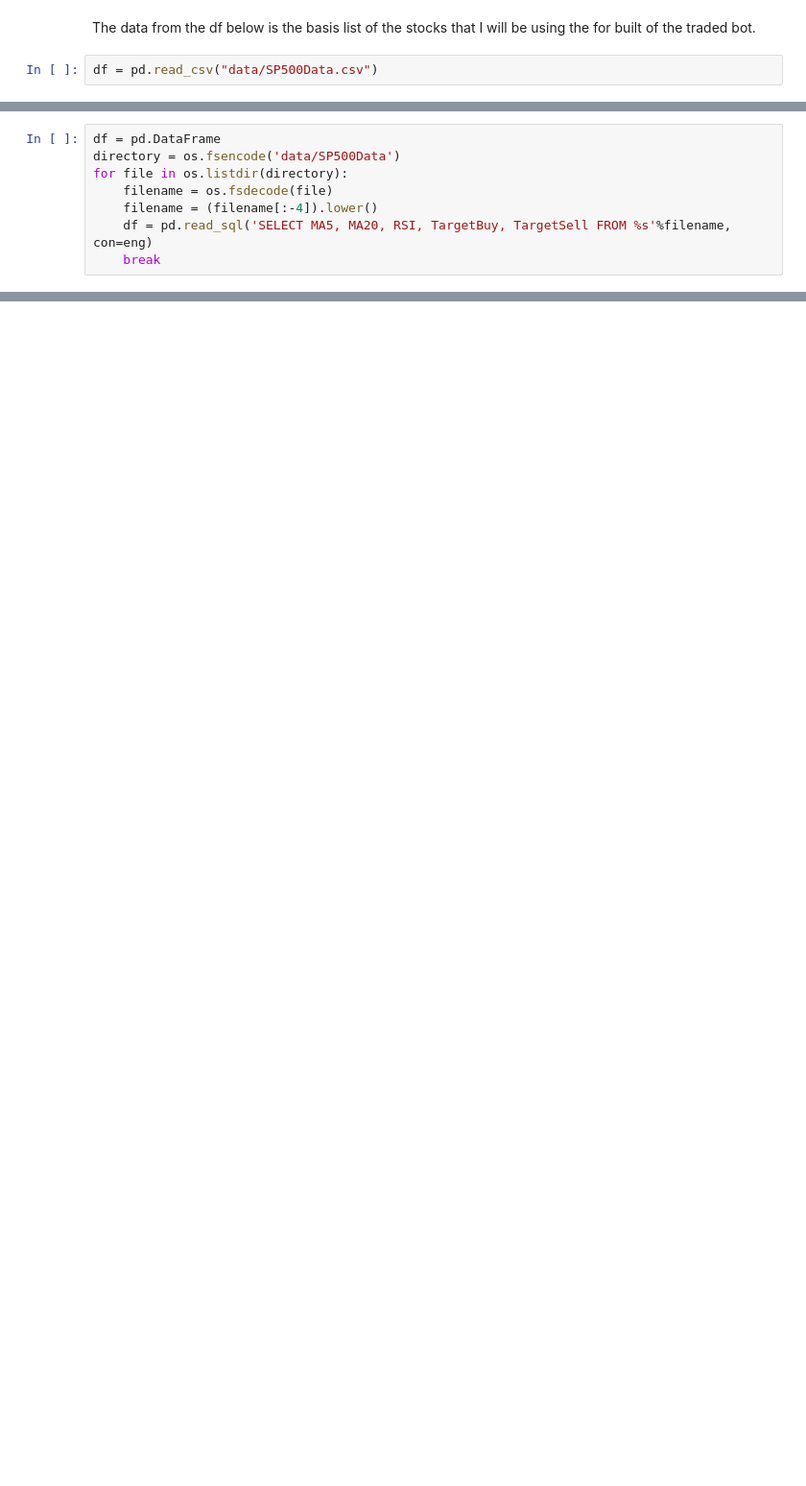
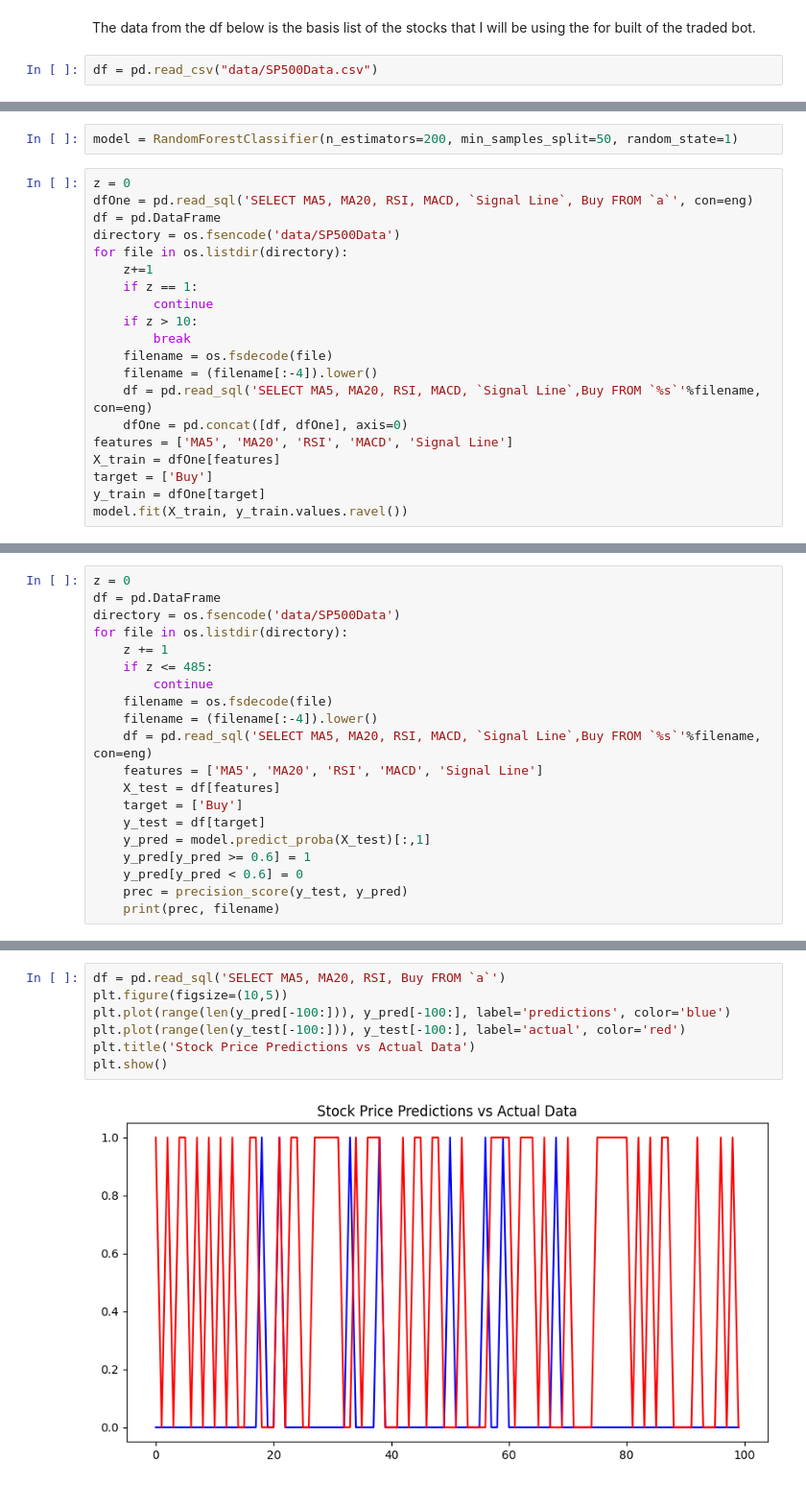
Before and after one commit to EmilianoDeLaGarzaVillarreal/TradingBot, a Jupyter notebook: sample.ipynb, the cells around one changed output, grey strips where cells are left out. Shown at 96% size. Cells and saved outputs as stored; diff of their text form; blank space fills up the shorter version.

Commit message:
commit after creating model.

```diff
--- a/sample.ipynb
+++ b/sample.ipynb
@@ -145,0 +125,22 @@ I need to discover how to analyze the sql using python/pandas/numpy etc. I might
+# %%
+model = RandomForestClassifier(n_estimators=200, min_samples_split=50, random_state=1)
+# %%
+z = 0
+dfOne = pd.read_sql('SELECT MA5, MA20, RSI, MACD, `Signal Line`, Buy FROM `a`', con=eng)
+df = pd.DataFrame
+directory = os.fsencode('data/SP500Data')
+for file in os.listdir(directory):
+    z+=1
+    if z == 1:
+        continue
+    if z > 10:
+        break
+    filename = os.fsdecode(file)
+    filename = (filename[:-4]).lower()
+    df = pd.read_sql('SELECT MA5, MA20, RSI, MACD, `Signal Line`,Buy FROM `%s`'%filename, con=eng)
+    dfOne = pd.concat([df, dfOne], axis=0)
+features = ['MA5', 'MA20', 'RSI', 'MACD', 'Signal Line']
+X_train = dfOne[features]
+target = ['Buy']
+y_train = dfOne[target]
+model.fit(X_train, y_train.values.ravel())
@@ -146,8 +161,20 @@ I need to discover how to analyze the sql using python/pandas/numpy etc. I might
 # %%
+z = 0
 df = pd.DataFrame
 directory = os.fsencode('data/SP500Data')
 for file in os.listdir(directory):
+    z += 1
+    if z <= 485:
+        continue
     filename = os.fsdecode(file)
     filename = (filename[:-4]).lower()
-    df = pd.read_sql('SELECT MA5, MA20, RSI, TargetBuy, TargetSell FROM %s'%filename, con=eng)
-    break
+    df = pd.read_sql('SELECT MA5, MA20, RSI, MACD, `Signal Line`,Buy FROM `%s`'%filename, con=eng)
+    features = ['MA5', 'MA20', 'RSI', 'MACD', 'Signal Line']
+    X_test = df[features]
+    target = ['Buy']
+    y_test = df[target]
+    y_pred = model.predict_proba(X_test)[:,1]
+    y_pred[y_pred >= 0.6] = 1
+    y_pred[y_pred < 0.6] = 0
+    prec = precision_score(y_test, y_pred)
+    print(prec, filename)
@@ -162,0 +190,9 @@ df.head()
+# %%
+df = pd.read_sql('SELECT MA5, MA20, RSI, Buy FROM `a`')
+plt.figure(figsize=(10,5))
+plt.plot(range(len(y_pred[-100:])), y_pred[-100:], label='predictions', color='blue')
+plt.plot(range(len(y_test[-100:])), y_test[-100:], label='actual', color='red')
+plt.title('Stock Price Predictions vs Actual Data')
+plt.show()
+# %% [output]
+[figure, added]
```
Also changed, not shown: parts of 21 cells of this notebook, 5 other files.
